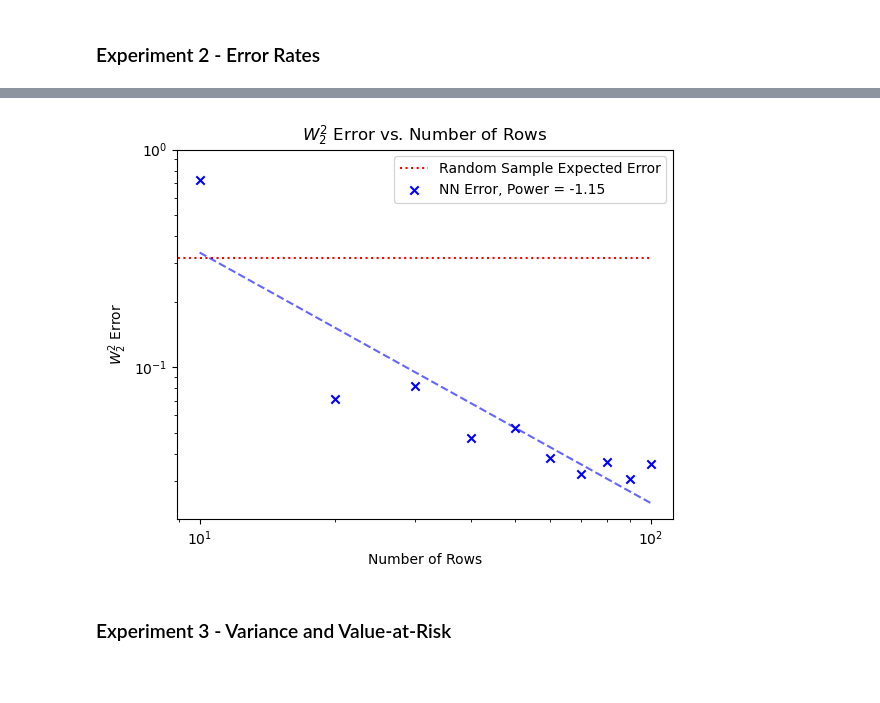
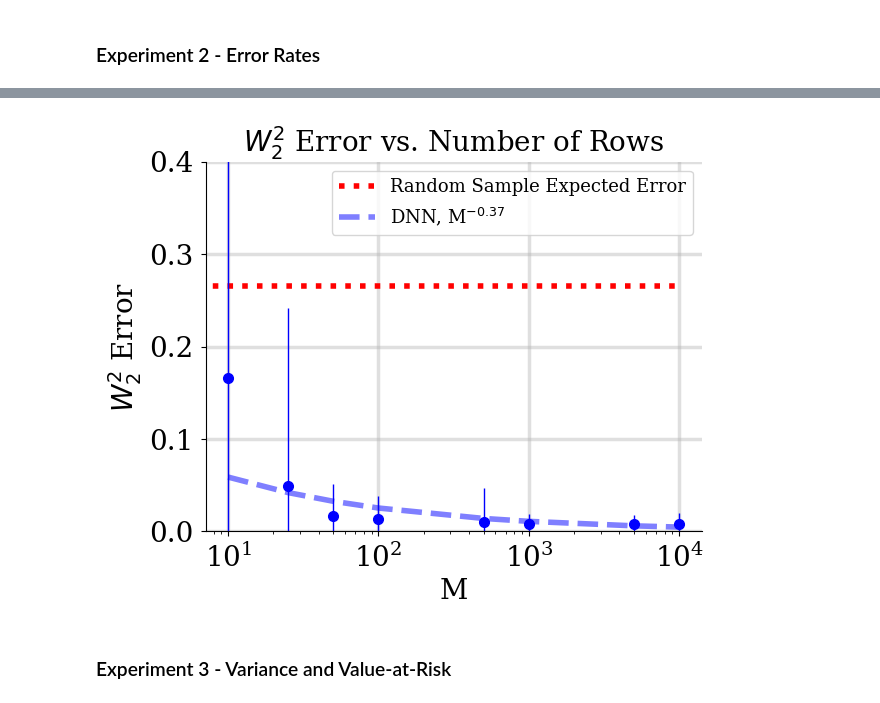
Before and after one commit to jacobf18/Dist-NN, a Jupyter notebook: nearest_neighbors.ipynb, the cells around one changed output, grey strips where cells are left out. Cells and saved outputs as stored; diff of their text form; code cells hidden in the pictures; blank space fills up the shorter version.

```diff
--- a/nearest_neighbors.ipynb
+++ b/nearest_neighbors.ipynb
@@ -324,6 +399,8 @@ x_min = min(np.min(data_table[0,0]), np.min(est_dist))
 x_max = max(np.max(data_table[0,0]), np.max(est_dist))
 x = np.linspace(x_min, x_max, num = 1000)
 y = scipy.stats.norm.cdf(x, mean_rows[0], std_cols[0])
+
+mpl.rcParams['legend.fontsize'] = 12
 
 # plt.hist(data_table[0,0], density = True, alpha = 0.8)
 # plt.hist(est_dist, density = True, alpha = 0.8)
@@ -334,18 +411,22 @@ for _ in range(2):
 # sample = np.random.normal(mean_rows[0], std_cols[0], n)
 # plt.ecdf(sample)
 
-est_error = wasserstein2(empirical_quantile(est_dist), true_dists[0,0])
-true_error = wasserstein2(empirical_quantile(sample), true_dists[0,0])
+# est_error = wasserstein2(empirical_quantile(est_dist), true_dists[0,0])
+# true_error = wasserstein2(empirical_quantile(sample), true_dists[0,0])
 
 plt.plot(x,y, '-', c='k')
 plt.legend(["Synthetic Sample"] + [f"Random Sample {i + 1}" for i in range(2)] + ["True Distribution"])
 # plt.legend(["Synthetic Sample", "Random Sample", "True Distribution"])
 # plt.title(f"Gaussian Homoscedastic \n Random Sample Error = {true_error:.4f} \n Synthetic Sample Error = {est_error:.4f}")
-plt.title(f"CDF of DNN Synthetic vs. Random Samples\nGaussian Heteroscedastic\n{n} Samples")
+plt.title("Gaussian")
 plt.xlabel("$x$")
 plt.ylabel("CDF($x$)")
-plt.ylim([-0.1,1.1])
+# plt.ylim([-0.1,1.1])
+ax = plt.gca()
+ax.spines['top'].set_visible(False)
+ax.spines['right'].set_visible(False)
+ax.grid(True, alpha=0.4)
 plt.savefig(f"figures/denoising-norm-diff-var-cdf-more-random.pdf", bbox_inches="tight")
 
-print(est_error, true_error)
+# print(est_error, true_error)
 # %% [output]
@@ -434,3 +509,3 @@ with open('error_files/errors_row.pickle', 'wb') as handle:
 # %%
-with open('error_files/errors_big_loc_scale.pickle', 'rb') as f:
+with open('error_files/errors_row_3.pickle', 'rb') as f:
     errors = pickle.load(f)
@@ -504,46 +623,52 @@ for _ in tqdm(range(runs)):
 
     error.append(wasserstein2(empirical_quantile(data), ppf))
 # %%
-errors_avg = {k: np.mean(v[0]) for k, v in errors_2.items()}
-errors_std = {k: 2 * np.std(v[0]) for k, v in errors_2.items()}
+errors_avg = {k: np.mean(v[0]) for k, v in errors.items()}
+errors_std = {k: 2 * np.std(v[0]) for k, v in errors.items()}
 
-rows = [10, 20, 30, 40, 50, 60, 70, 80, 90, 100]
-x = rows
-ss = [200]
-y1 = np.array([errors_avg[m, 10, 200] for m in x])
-y_err = np.array([errors_std[m, 10, 200] for m in x])
+rows = [10, 25, 50, 100, 500, 1000, 5000, 10000]
+s = 500
+N = 10
+y1 = np.array([errors_avg[m, N, s] for m in rows])
+y_err = np.array([errors_std[m, N, s] for m in rows])
 # y2 = np.array([errors_avg[m, 10, ss[1]] for m in x])
 # y3 = np.array([errors_avg[m, 10, ss[2]] for m in x])
 
 plt.figure()
 
-plt.hlines(np.mean(error), 0, max(x),colors='r',linestyles='dotted')
-# plt.errorbar(x, y1, yerr=y_err, fmt='o', color='b',linewidth=1.0)
-plt.scatter(x,y1, marker='x', color='b')
+plt.hlines(np.mean(error), 0, max(rows),colors='r',linestyles='dotted',linewidth=4.0)
+plt.errorbar(rows, y1, yerr=y_err, fmt='o', color='b',linewidth=1.0)
+# plt.scatter(rows,y1, marker='x', color='b')
 
-a, b = fit_power(x, y1)
-plt.plot(x, f(x,a,b), 'b--', alpha=0.6)
+def f(x,a,b):
+    return a * (x ** b)
+
+a, b = fit_power(rows, y1)
+plt.plot(rows, f(rows,a,b), 'b--', alpha=0.5,linewidth=4.0)
 
 ax = plt.gca()
-ax.set_yscale('log')
-# ax.set_xscale('log')
-ax.set_xscale('log', base=10)
+# ax.set_yscale('log')
+ax.set_xscale('log')
+# ax.set_xscale('log', base=10)
 
-plt.legend([f"Random Sample Expected Error", f"NN Error, Power = {b:.2f}"])
+plt.legend([f"Random Sample Expected Error", r"DNN, M$^{%.2f}$"%(b)])
 # plt.plot(x, y2, '.-', linewidth=2.0)
 # plt.plot(x, y3, '.-', linewidth=2.0)
-plt.xlabel("Number of Rows")
+plt.xlabel("M")
 plt.ylabel("$W_2^2$ Error")
 plt.title("$W_2^2$ Error vs. Number of Rows")
-plt.gca().set_ylim(bottom=0, top = 1.00)
-plt.gca().set_xlim(left=0)
+ax.spines['top'].set_visible(False)
+ax.spines['right'].set_visible(False)
+ax.grid(True, alpha=0.4)
+ax.set_ylim(bottom=0, top = 0.4)
+ax.set_xlim(left=0)
 # plt.xticks([0] + x)
 # plt.xticks(rows)
 
-plt.savefig("figures/error_rows.pdf")
+plt.savefig("figures/error_rows.pdf", bbox_inches="tight")
 plt.show()
 # %% [output]
-[figure, old version]
+[figure, new version]
 # %% [markdown]
 ### Experiment 3 - Variance and Value-at-Risk
 # %%
```
Also changed, not shown: parts of 22 cells of this notebook, 1 other file.
